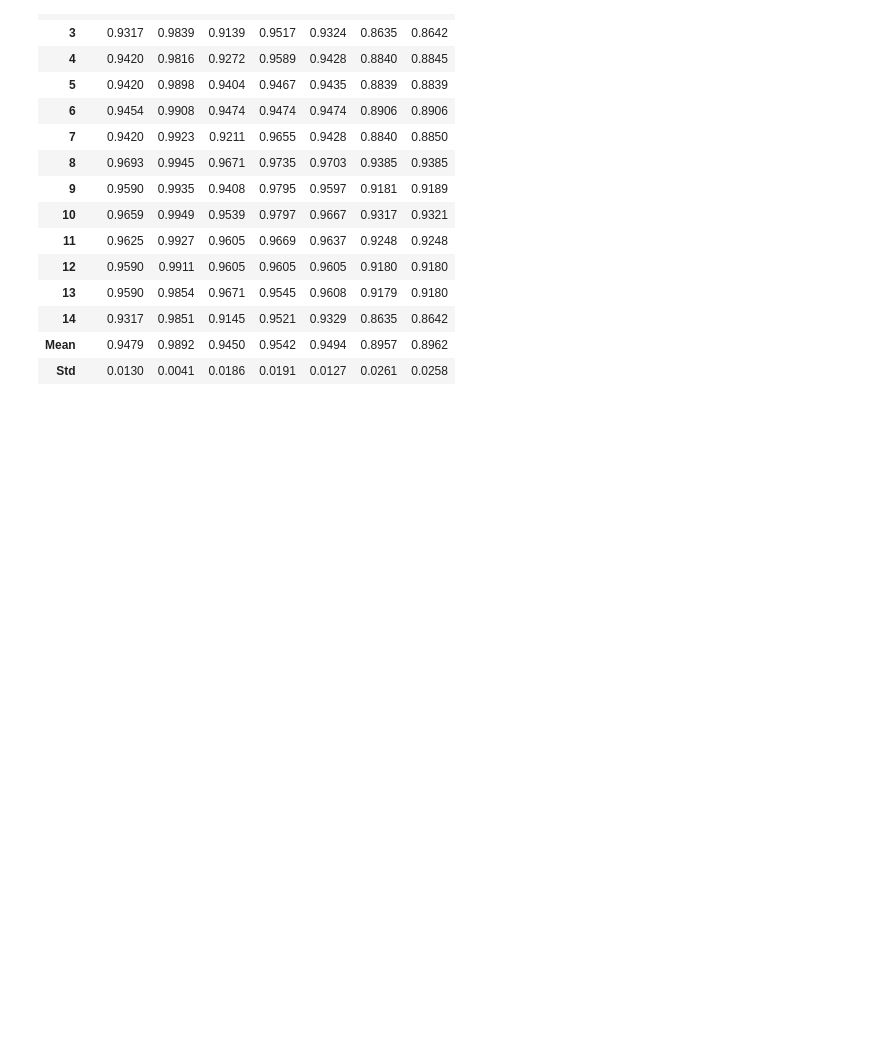
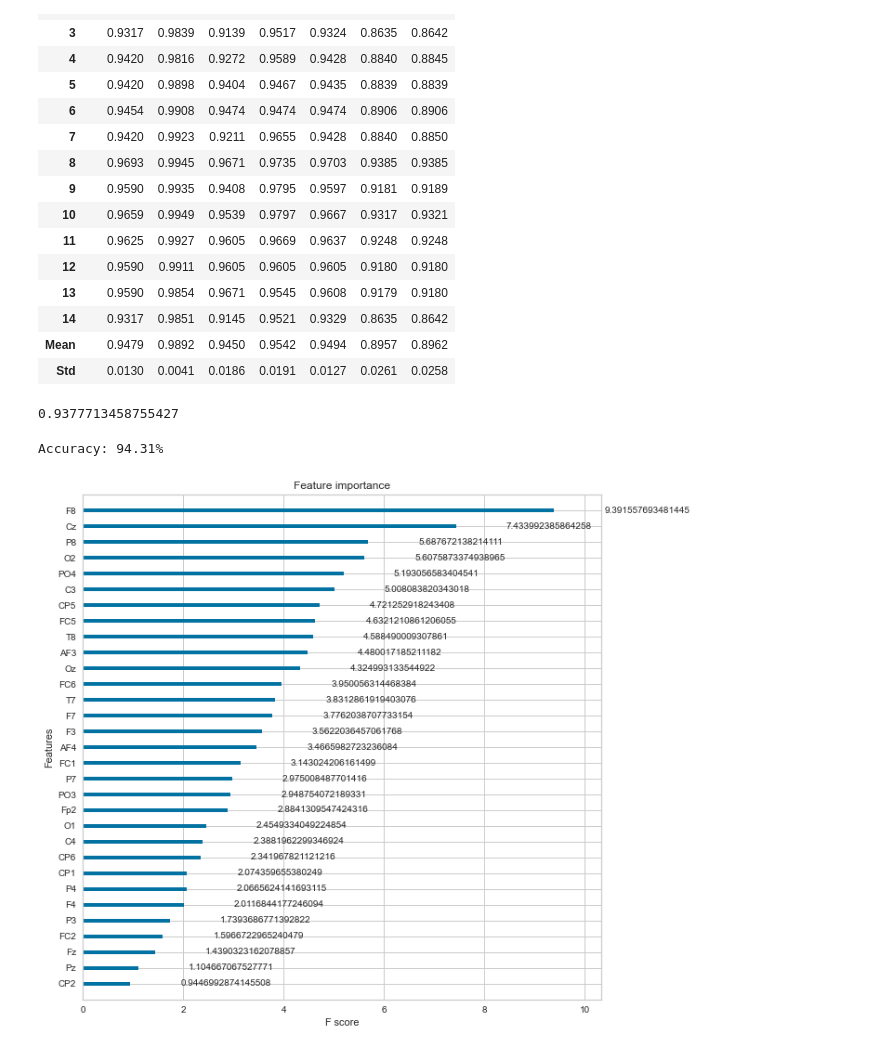
Before and after one commit to UtkarshRedd/EEG-Parkinsons-Alzheimers-Machine-Learning, a Jupyter notebook: jupyter-notebooks/ML_OFF_50pct.ipynb, the cells around one changed output. Saved outputs shown, nothing was run; the diff lists cells and outputs as text; code cells hidden in the pictures; blank space fills up the shorter version.

```diff
--- a/jupyter-notebooks/ML_OFF_50pct.ipynb
+++ b/jupyter-notebooks/ML_OFF_50pct.ipynb
@@ -2881,3 +2881,38 @@ xgb = create_model('xgboost', fold=15)
 | 14 | 0.9317 | 0.9851 | 0.9145 | 0.9521 | 0.9329 | 0.8635 | 0.8642 |
 | Mean | 0.9479 | 0.9892 | 0.9450 | 0.9542 | 0.9494 | 0.8957 | 0.8962 |
 | Std | 0.0130 | 0.0041 | 0.0186 | 0.0191 | 0.0127 | 0.0261 | 0.0258 |
+# %%
+X3 = X1.iloc[:,1:]
+X = X3.iloc[:,:-1]
+Y = X3['Y']
+# %%
+X_train, X_test, y_train, y_test = train_test_split(X, Y, test_size = 0.33, random_state = 123)
+# %%
+knn = KNeighborsClassifier(n_neighbors=8)
+knn.fit(X_train, y_train)
+y_pred = knn.predict(X_test)
+print(accuracy_score(y_test, y_pred))
+# %% [output]
+0.9377713458755427
+# %%
+model = XGBClassifier()
+model.fit(X_train, y_train)
+# make predictions for test data
+y_pred = model.predict(X_test)
+predictions = [round(value) for value in y_pred]
+# evaluate predictions
+accuracy = accuracy_score(y_test, predictions)
+print("Accuracy: %.2f%%" % (accuracy * 100.0))
+# %% [output]
+Accuracy: 94.31%
+# %%
+# plot feature importance
+from xgboost import plot_importance
+import matplotlib.pyplot as plt
+#fig, ax = plt.subplots(figsize=(6,6))
+
+plt.rcParams["figure.figsize"] = (10,10)
+plot_importance(model, importance_type='gain')
+plt.show()
+# %% [output]
+[figure, added]
```
Also changed, not shown: parts of 5 cells of this notebook, 2 other files.
